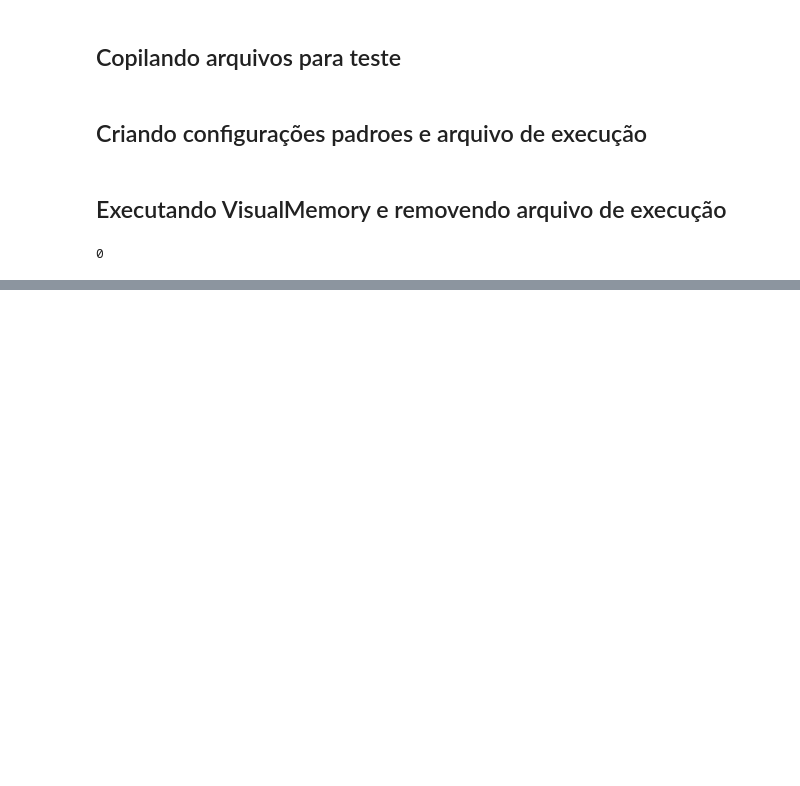
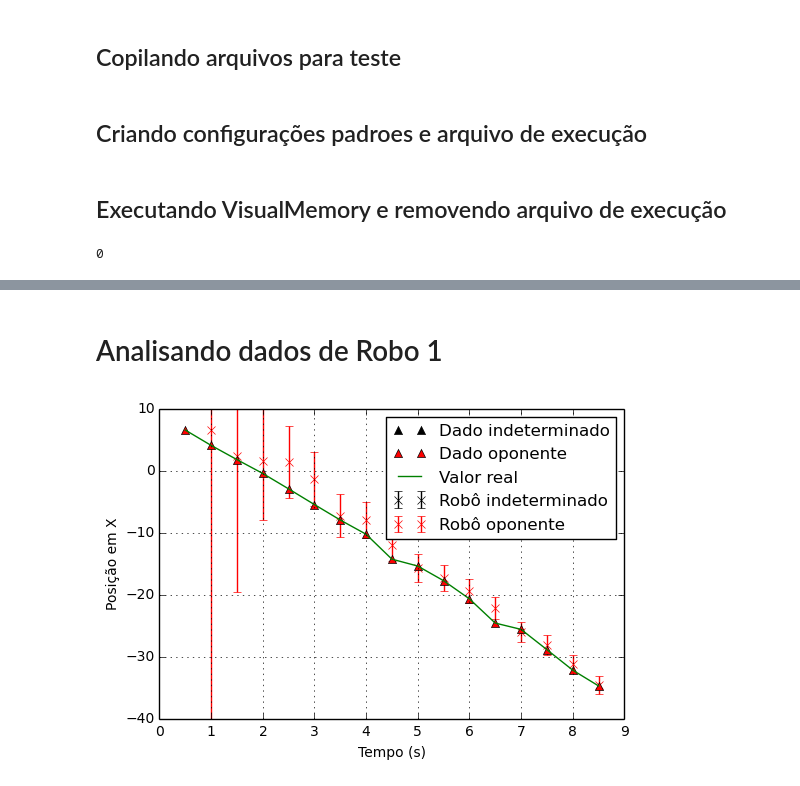
Before and after one commit to RoboFEI/RoboFEI-HT_2019, a Jupyter notebook: AI/Visual_Memory/Workbench/iPython/Testes/experimento1.ipynb, the cells around one changed output, grey strips where cells are left out. Cells and saved outputs as stored; diff of their text form; code cells hidden in the pictures; blank space fills up the shorter version.

```diff
--- a/AI/Visual_Memory/Workbench/iPython/Testes/experimento1.ipynb
+++ b/AI/Visual_Memory/Workbench/iPython/Testes/experimento1.ipynb
@@ -204,0 +235,5 @@ for t in np.arange(0, 8.5, 0.5):
+# %%
+os.system("kill $(pidof -x ./run.sh)")
+dataRob1 = np.load("./Data/Thread-1-Robots.npy")
+dataRob2 = np.load("./Data/Thread-2-Robots.npy")
+dataLand = np.load("./Data/Land.npy")
@@ -204,0 +491,70 @@ for t in np.arange(0, 8.5, 0.5):
+# %% [markdown]
+# Analisando dados de Robo 1
+# %%
+plt.errorbar(
+    DataRob1["Tempo"][DataRob1.Time == 0],
+    DataRob1["Posição X"][DataRob1.Time == 0],
+    DataRob1["Erro PX"][DataRob1.Time == 0],
+    fmt='kx',
+    label= u"Robô indeterminado"
+)
+if max(DataRob1.Time[DataRob1.Time != 0]) == -1:
+    plt.errorbar(
+        DataRob1["Tempo"][DataRob1.Time != 0],
+        DataRob1["Posição X"][DataRob1.Time != 0],
+        DataRob1["Erro PX"][DataRob1.Time != 0],
+        fmt='rx',
+        label= u"Robô oponente"
+    )
+else:
+    plt.errorbar(
+        DataRob1["Tempo"][DataRob1.Time != 0],
+        DataRob1["Posição X"][DataRob1.Time != 0],
+        DataRob1["Erro PX"][DataRob1.Time != 0],
+        fmt='cx',
+        label= u"Robô aliado"
+    )
+
+if max(DataRob1.Time[DataRob1.Time != 0]) == -1:
+    plt.plot(
+        [a["time"]+0.5 for a in clistaOponente if a["tag"] == 2],
+        [a["pos"][0] for a in clistaOponente if a["tag"] == 2],
+        "k^",
+        label="Dado indeterminado"
+    )
+
+    plt.plot(
+        [a["time"]+0.5 for a in clistaOponente if a["tag"] != 2],
+        [a["pos"][0] for a in clistaOponente if a["tag"] != 2],
+        "r^",
+        label="Dado oponente"
+    )
+else:
+    plt.plot(
+        [a["time"]+0.5 for a in clistaAliado if a["tag"] == 2],
+        [a["pos"][0] for a in clistaAliado if a["tag"] == 2],
+        "k^",
+        label="Dado indeterminado"
+    )
+
+    plt.plot(
+        [a["time"]+0.5 for a in clistaAliado if a["tag"] != 2],
+        [a["pos"][0] for a in clistaAliado if a["tag"] != 2],
+        "r^",
+        label="Dado aliado"
+    )
+
+if max(DataRob1.Time[DataRob1.Time != 0]) == -1:
+    plt.plot([i["time"]+0.5 for i in clistaOponente], [i["pos"][0] for i in clistaOponente], "g", label= "Valor real")
+else:
+    plt.plot([i["time"]+0.5 for i in clistaAliado], [i["pos"][0] for i in clistaAliado], "g", label= "Valor real")
+
+plt.xlabel("Tempo (s)")
+plt.ylabel(u"Posição em X")
+plt.ylim([-40, 10])
+plt.xlim([0, 9])
+plt.legend()
+plt.grid()
+plt.show()
+# %% [output]
+[figure, added]
```
Also changed, not shown: parts of 17 cells of this notebook, 19 other files.
